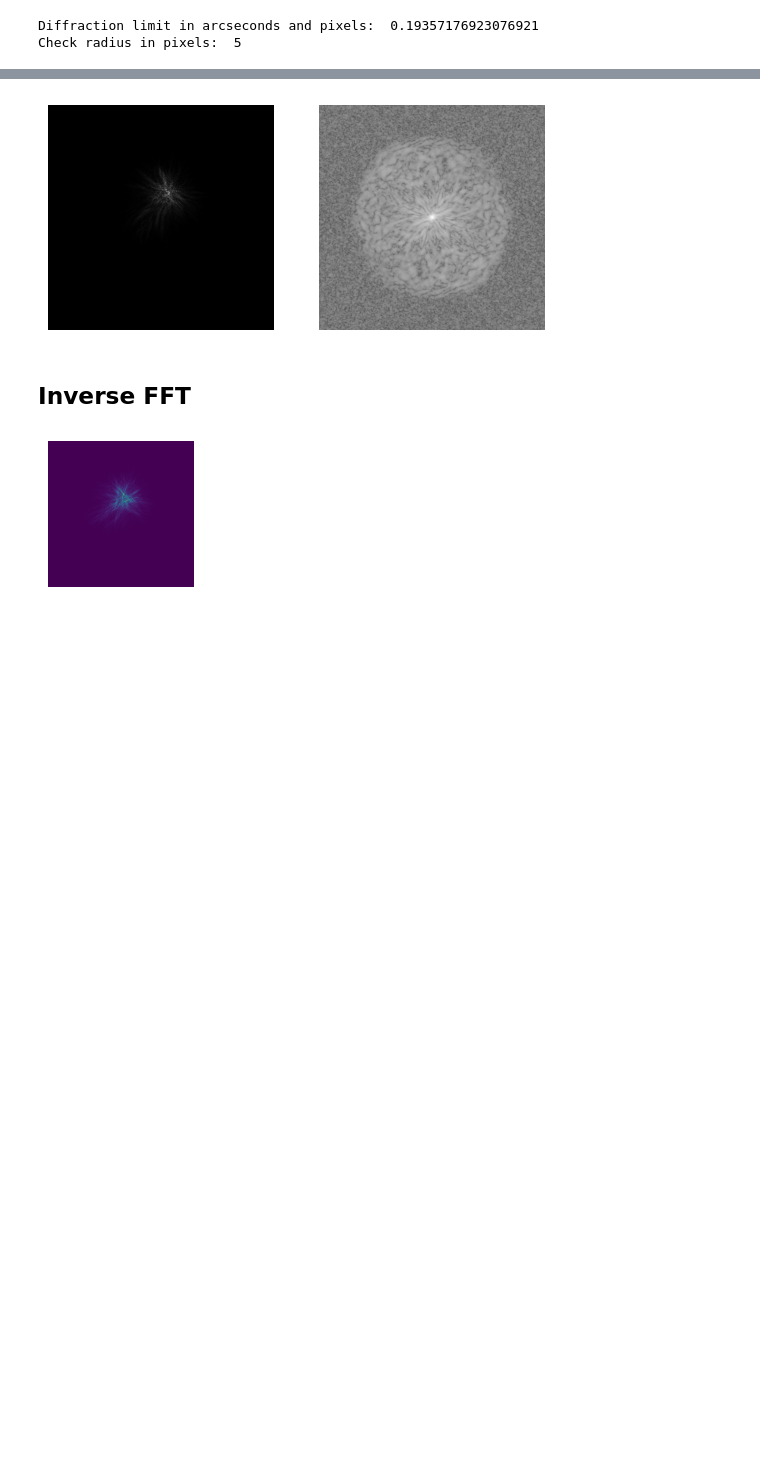
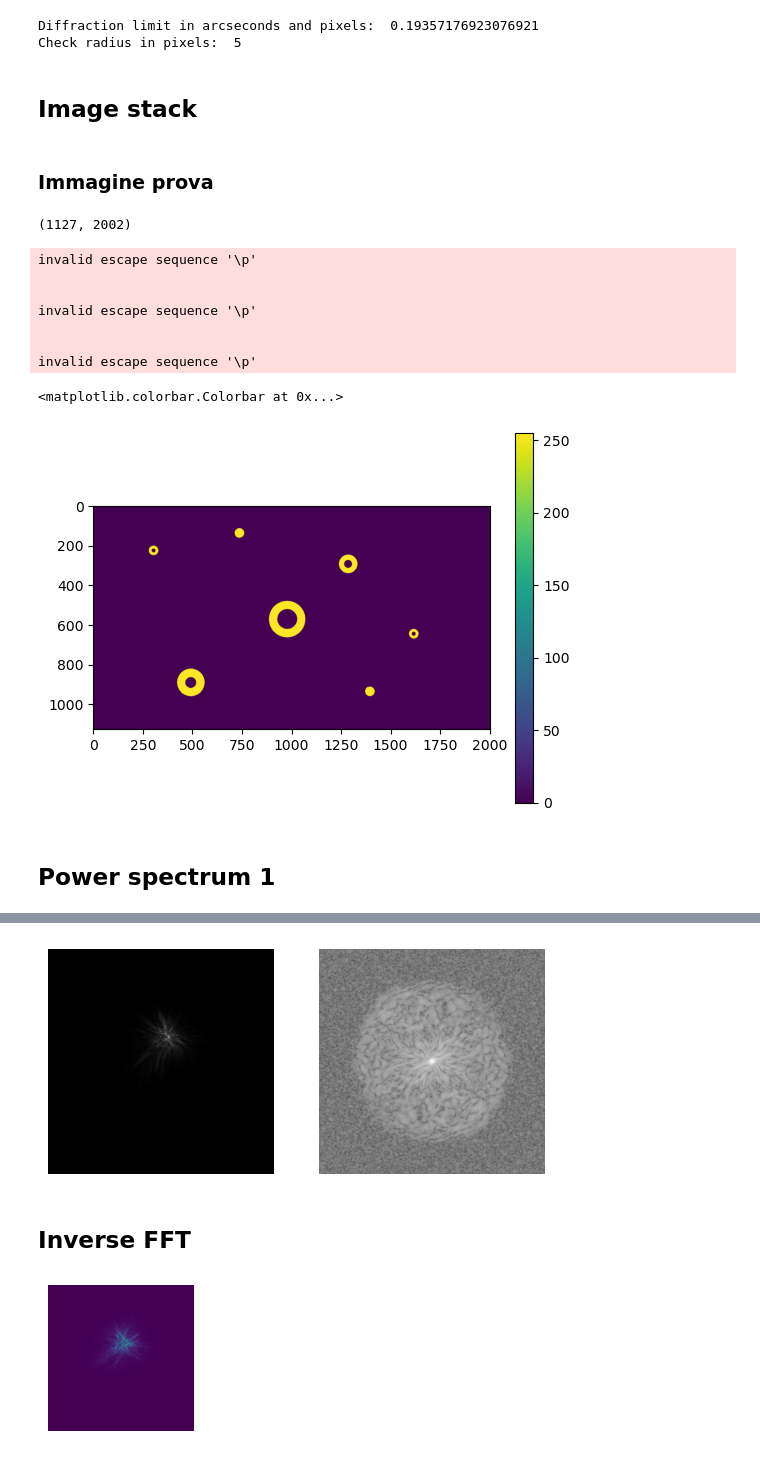
Before and after one commit to Leonardo-5/Speckle-Analisys-for-AO, a Jupyter notebook: speckle_FFT.ipynb, the cells around one changed output, grey strips where cells are left out. Cells and saved outputs as stored; diff of their text form; code cells hidden in the pictures; blank space fills up the shorter version.

```diff
--- a/speckle_FFT.ipynb
+++ b/speckle_FFT.ipynb
@@ -58,3 +58,5 @@ def calculate_2dft(input):
 # %% [output]
 Diffraction limit in arcseconds and pixels:  0.19357176923076921
 Check radius in pixels:  5
+# %% [markdown]
+## Image stack
@@ -61,3 +67,23 @@ Check radius in pixels:  5
+# %% [markdown]
+### Immagine prova
+# %%
+image = np.asarray(Image.open('immagini\prova_fft.png'))
+print (image.shape)
+imgplot = plt.imshow(image)
+plt.colorbar(imgplot, orientation='vertical')
+# %% [output]
+(1127, 2002)
+invalid escape sequence '\p'
+
+
+invalid escape sequence '\p'
+
+
+invalid escape sequence '\p'
+<matplotlib.colorbar.Colorbar at 0x...>
+[figure, added]
+# %% [markdown]
+## Power spectrum 1
 # %%
 sum_ft = 0
 
```
Also changed, not shown: parts of 7 cells of this notebook, 16 other files.
